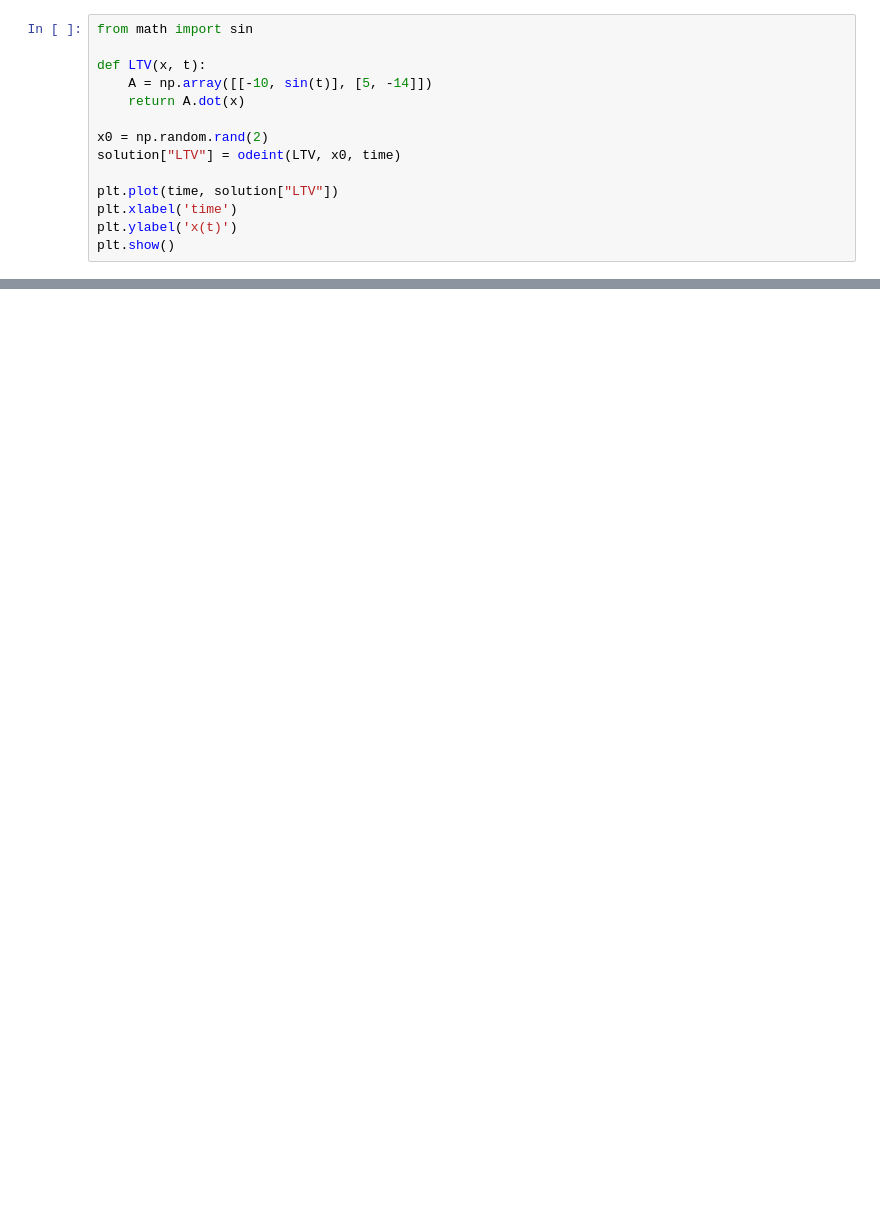
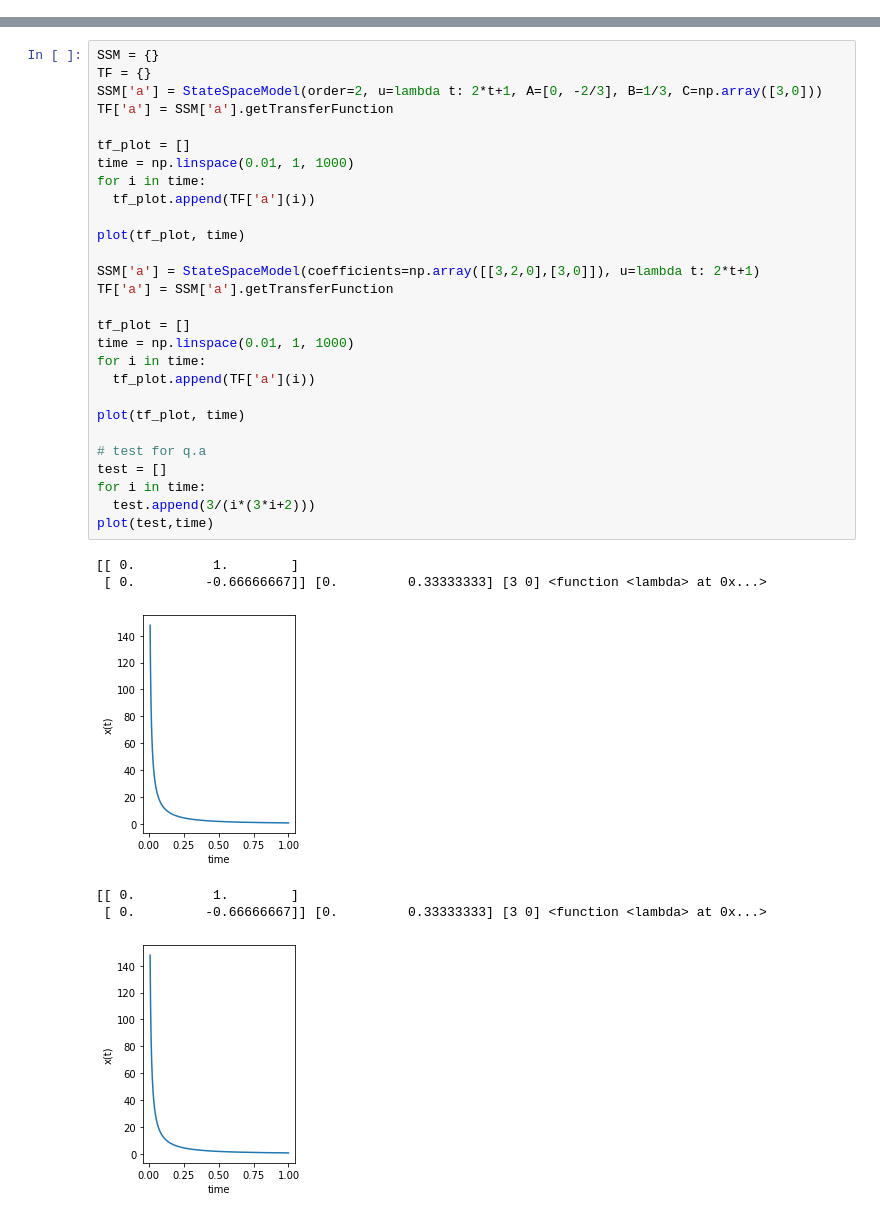
Before and after one commit to hany606/LCT_Spring20IU, a Jupyter notebook: Lab1_Additional_Points.ipynb, the cells around one changed output, grey strips where cells are left out. Saved outputs shown, nothing was run; the diff lists cells and outputs as text; blank space fills up the shorter version.

```diff
--- a/Lab1_Additional_Points.ipynb
+++ b/Lab1_Additional_Points.ipynb
@@ -101,14 +2,0 @@ $$\begin{bmatrix} \dot x_1 \\ \dot x_2 \end{bmatrix} =
-# %%
-from math import sin
-
-def LTV(x, t):
-    A = np.array([[-10, sin(t)], [5, -14]])
-    return A.dot(x)
-
-x0 = np.random.rand(2)
-solution["LTV"] = odeint(LTV, x0, time)
-
-plt.plot(time, solution["LTV"])
-plt.xlabel('time')
-plt.ylabel('x(t)')
-plt.show()
@@ -391,0 +139,35 @@ Our matrix A:
+# %%
+SSM = {}
+TF = {}
+SSM['a'] = StateSpaceModel(order=2, u=lambda t: 2*t+1, A=[0, -2/3], B=1/3, C=np.array([3,0]))
+TF['a'] = SSM['a'].getTransferFunction
+
+tf_plot = []
+time = np.linspace(0.01, 1, 1000)
+for i in time:
+  tf_plot.append(TF['a'](i))
+
+plot(tf_plot, time)
+
+SSM['a'] = StateSpaceModel(coefficients=np.array([[3,2,0],[3,0]]), u=lambda t: 2*t+1)
+TF['a'] = SSM['a'].getTransferFunction
+
+tf_plot = []
+time = np.linspace(0.01, 1, 1000)
+for i in time:
+  tf_plot.append(TF['a'](i))
+
+plot(tf_plot, time)
+
+# test for q.a
+test = []
+for i in time:
+  test.append(3/(i*(3*i+2)))
+plot(test,time)
+# %% [output]
+[[ 0.          1.        ]
+ [ 0.         -0.66666667]] [0.         0.33333333] [3 0] <function <lambda> at 0x...>
+[figure, added]
+[[ 0.          1.        ]
+ [ 0.         -0.66666667]] [0.         0.33333333] [3 0] <function <lambda> at 0x...>
+[figure, added]
```
Also changed, not shown: parts of 26 cells of this notebook.
